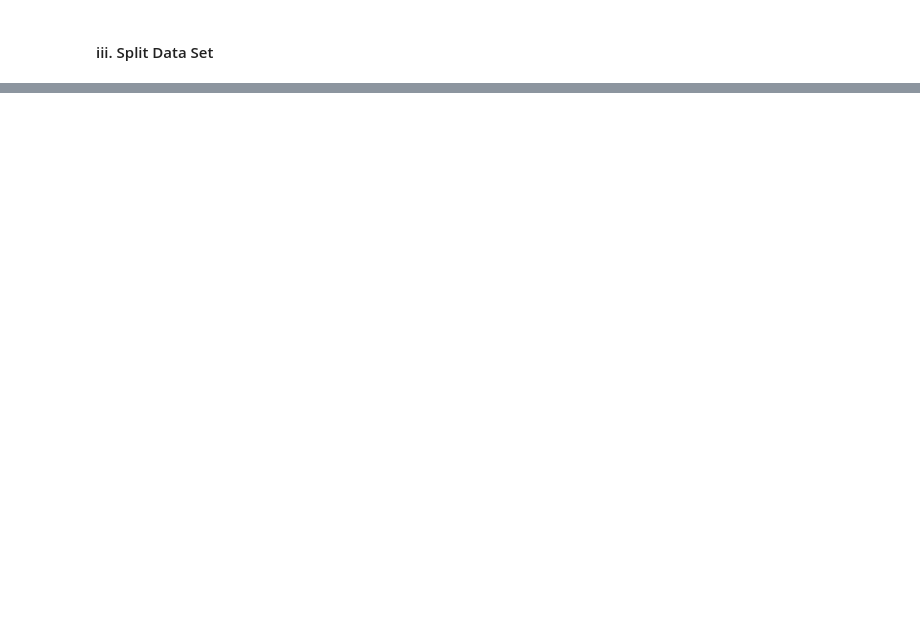
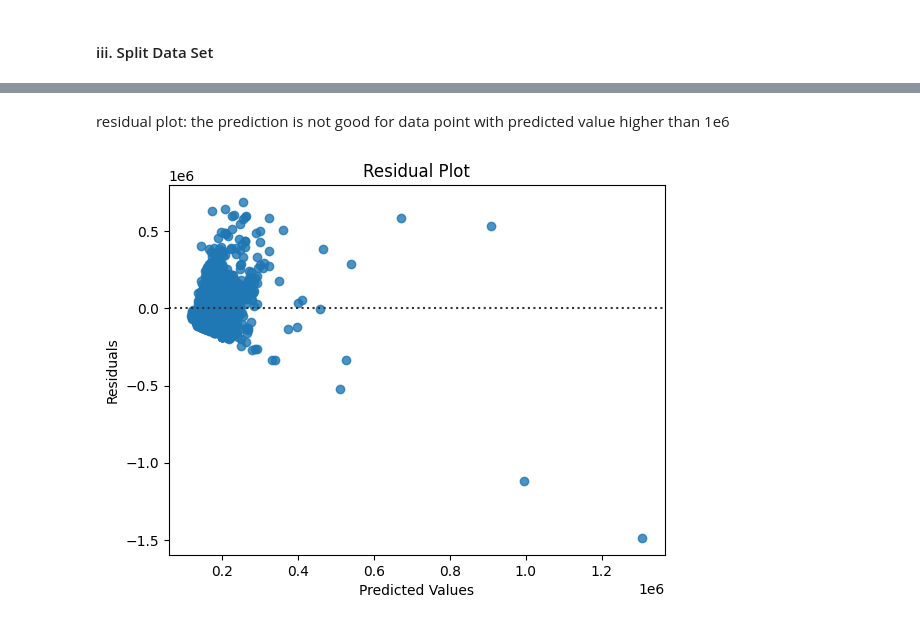
Before and after one commit to RayChenPy/Instagram_data, a Jupyter notebook: Chen_WeiChieh.ipynb, the cells around one changed output, grey strips where cells are left out. Saved outputs shown, nothing was run; the diff lists cells and outputs as text; code cells hidden in the pictures; blank space fills up the shorter version.

Commit message:
linear regression with regularization

```diff
--- a/Chen_WeiChieh.ipynb
+++ b/Chen_WeiChieh.ipynb
@@ -744,0 +176,5 @@ df
+# %%
+X = filtered_df[['no_of_comments', 't', 'follower_count_at_t']]
+Y = filtered_df['likes']
+
+X_train, X_test, Y_train, Y_test = train_test_split(X,Y,test_size=0.3, random_state=42)
@@ -744,0 +187,7 @@ df
+# %%
+model = LinearRegression()
+kfold = KFold(n_splits=5, shuffle=True, random_state=42)
+cv_scores = cross_val_score(model, X_train, Y_train, cv=kfold, scoring='r2')
+print("Cross-validation R^2 scores:", cv_scores)
+avg_r2 = -np.mean(cv_scores)
+print(f'Average R^2 score from 5-fold CV: {avg_r2:.3f}')
@@ -744,0 +200,7 @@ df
+# %%
+model.fit(X_train, Y_train)
+y_pred = model.predict(X_test)
+r2 = r2_score(Y_test, y_pred)
+rmse = root_mean_squared_error(Y_test, y_pred)
+print(f'Test R-squared: {r2:.3f}')
+print(f'Test RMSE: {rmse:.3f}')
@@ -744,0 +219,11 @@ df
+# %% [markdown]
+residual plot: the prediction is not good for data point with predicted value higher than 1e6
+# %%
+residuals = Y_test - y_pred
+sns.residplot(y=residuals,x=y_pred, lowess=False, line_kws={'color': 'red'})
+plt.xlabel('Predicted Values')
+plt.ylabel('Residuals')
+plt.title('Residual Plot')
+plt.show()
+# %% [output]
+[figure, added]
```
Also changed, not shown: parts of 53 cells of this notebook, 2 other files.
